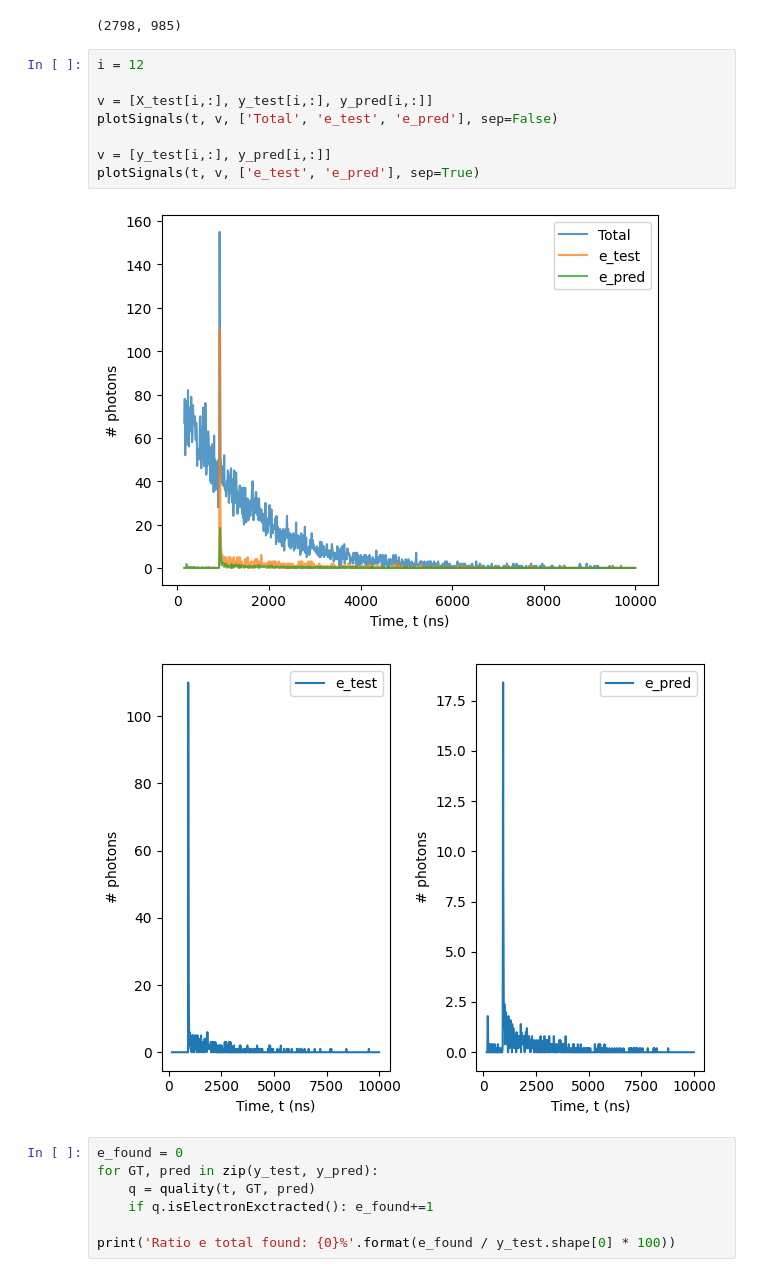
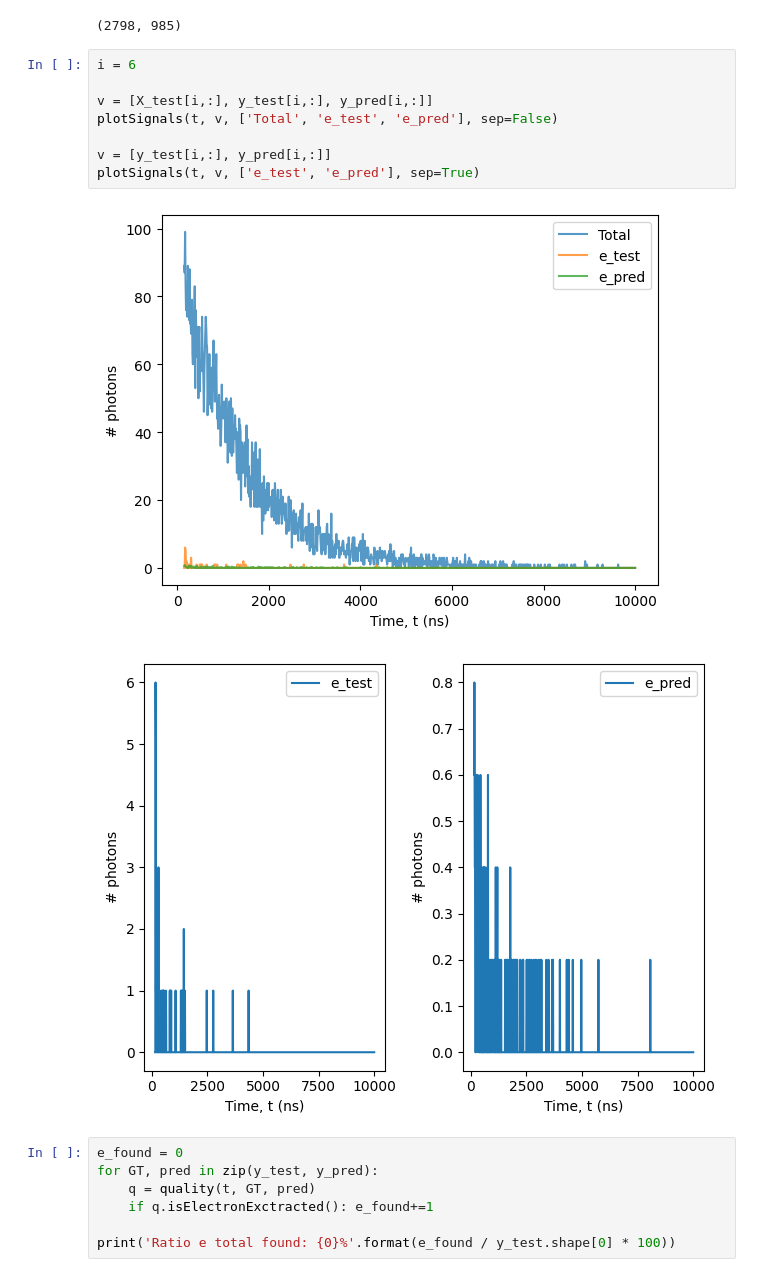
Before and after one commit to JaviGamero/LArTPC_Calibration, a Jupyter notebook: scripts/python/signalDecompose/ML_Algorithms.ipynb, the cells around one changed output. Drawn from its saved outputs; the diff is of its cells as text.

```diff
--- a/scripts/python/signalDecompose/ML_Algorithms.ipynb
+++ b/scripts/python/signalDecompose/ML_Algorithms.ipynb
@@ -191,16 +193,16 @@ y_pred.shape
 # %% [output]
 (2798, 985)
 # %%
-i = 12
+i = 6
 
 v = [X_test[i,:], y_test[i,:], y_pred[i,:]]
 plotSignals(t, v, ['Total', 'e_test', 'e_pred'], sep=False)
 
 v = [y_test[i,:], y_pred[i,:]]
 plotSignals(t, v, ['e_test', 'e_pred'], sep=True)
 # %% [output]
-[figure, old version]
+[figure, new version]
-[figure, old version]
+[figure, new version]
 # %%
 e_found = 0
 for GT, pred in zip(y_test, y_pred):
```
Also changed, not shown: parts of 3 cells of this notebook.
